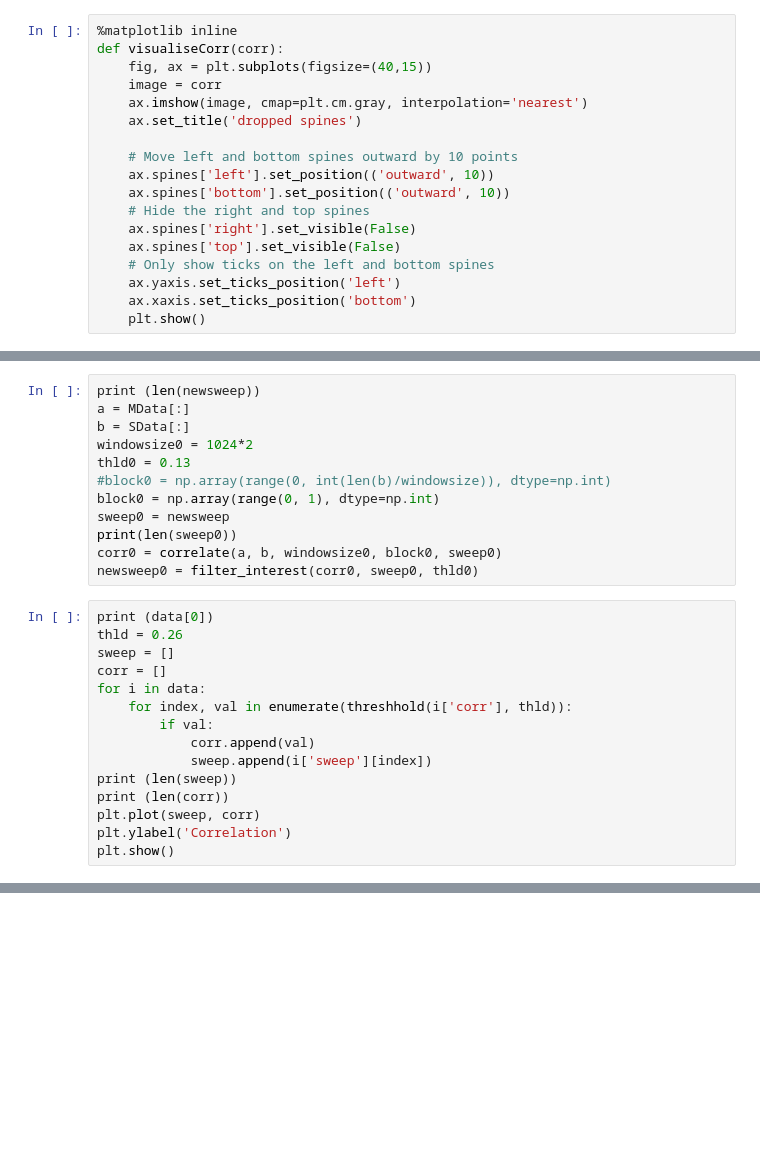
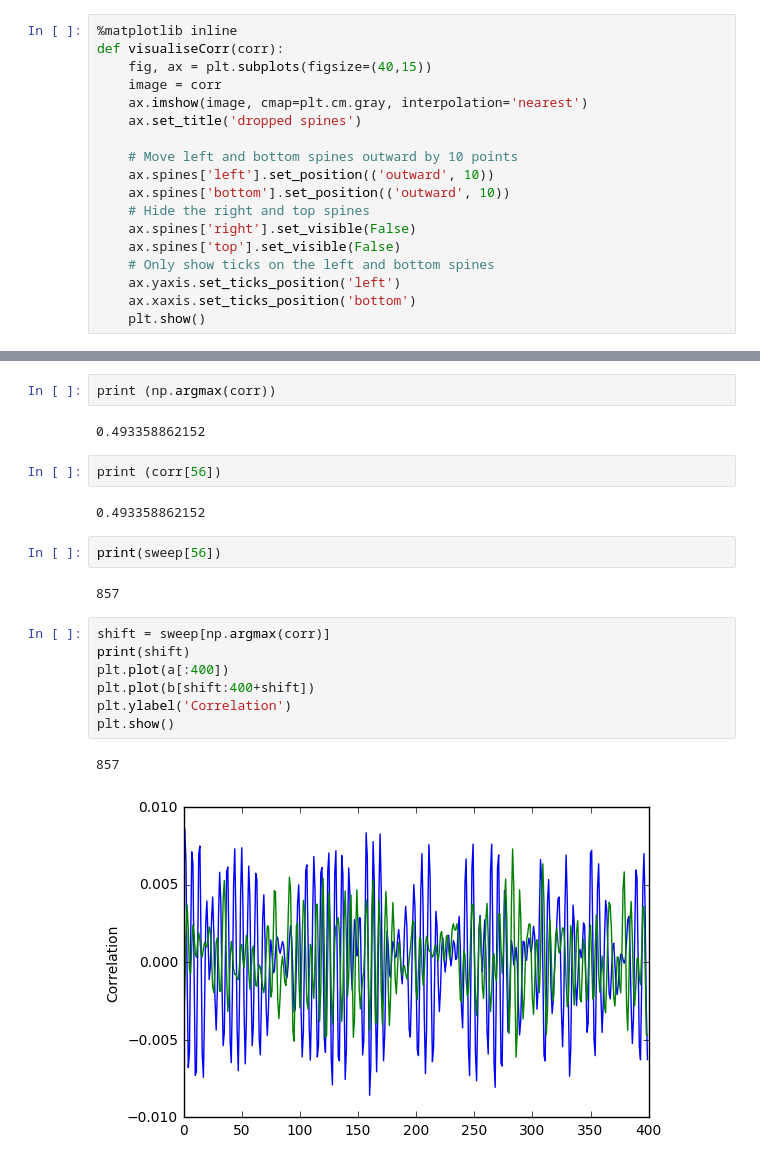
Before and after one commit to abhisheietk/correlate, a Jupyter notebook: Untitled4.ipynb, the cells around one changed output, grey strips where cells are left out. Cells and saved outputs as stored; diff of their text form; blank space fills up the shorter version.

```diff
--- a/Untitled4.ipynb
+++ b/Untitled4.ipynb
@@ -186,27 +196,0 @@ CompositeError: one or more exceptions from call to method: correlateblock
-# %%
-print (len(newsweep))
-a = MData[:]
-b = SData[:]
-windowsize0 = 1024*2
-thld0 = 0.13
-#block0 = np.array(range(0, int(len(b)/windowsize)), dtype=np.int)
-block0 = np.array(range(0, 1), dtype=np.int)
-sweep0 = newsweep
-print(len(sweep0))
-corr0 = correlate(a, b, windowsize0, block0, sweep0)
-newsweep0 = filter_interest(corr0, sweep0, thld0)
-# %%
-print (data[0])
-thld = 0.26
-sweep = []
-corr = []
-for i in data:
-    for index, val in enumerate(threshhold(i['corr'], thld)):
-        if val:
-            corr.append(val)
-            sweep.append(i['sweep'][index])
-print (len(sweep))
-print (len(corr))
-plt.plot(sweep, corr)
-plt.ylabel('Correlation')
-plt.show()
@@ -257,0 +228,22 @@ for i in range(10):
+# %%
+print (np.argmax(corr))
+# %% [output]
+0.493358862152
+# %%
+print (corr[56])
+# %% [output]
+0.493358862152
+# %%
+print(sweep[56])
+# %% [output]
+857
+# %%
+shift = sweep[np.argmax(corr)]
+print(shift)
+plt.plot(a[:400])
+plt.plot(b[shift:400+shift])
+plt.ylabel('Correlation')
+plt.show()
+# %% [output]
+857
+[figure, added]
```
Also changed, not shown: parts of 13 cells of this notebook.
